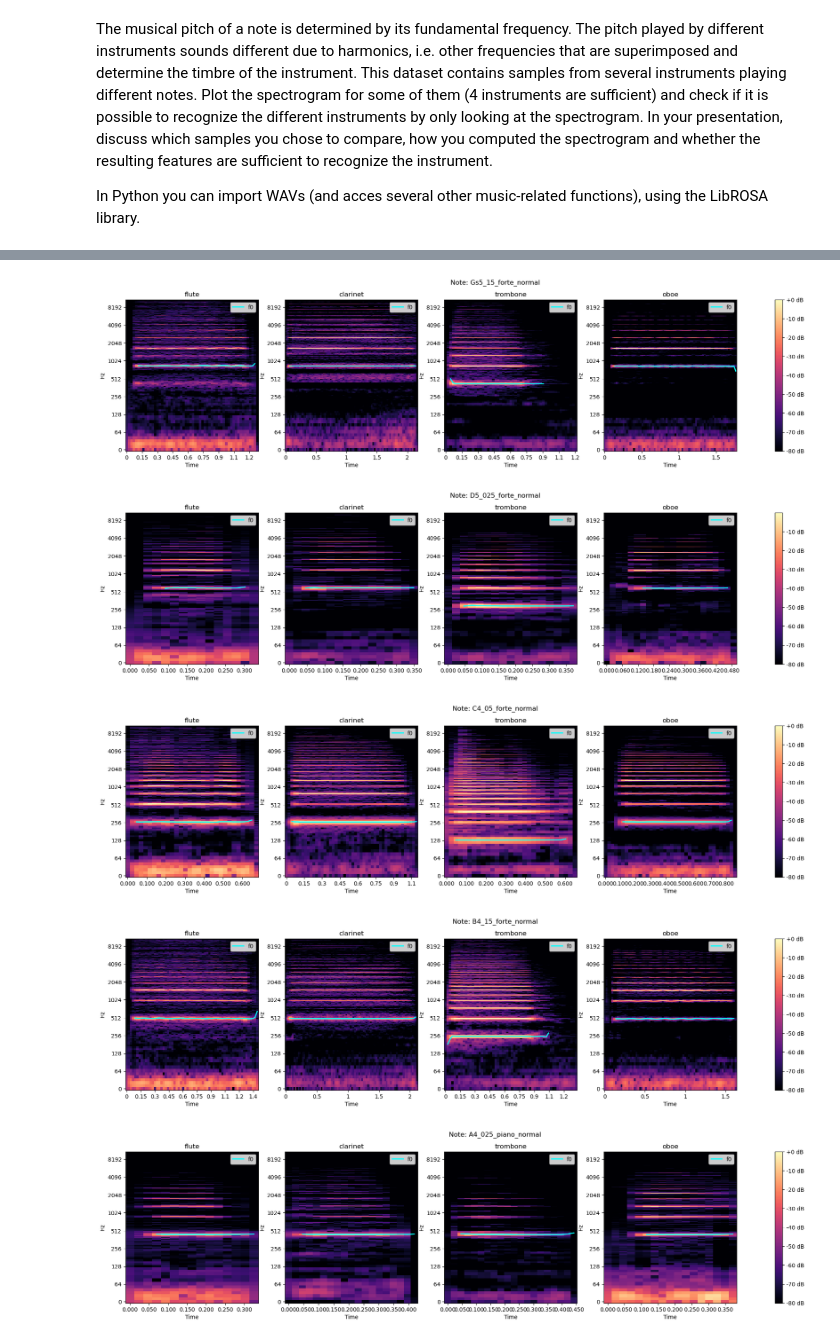
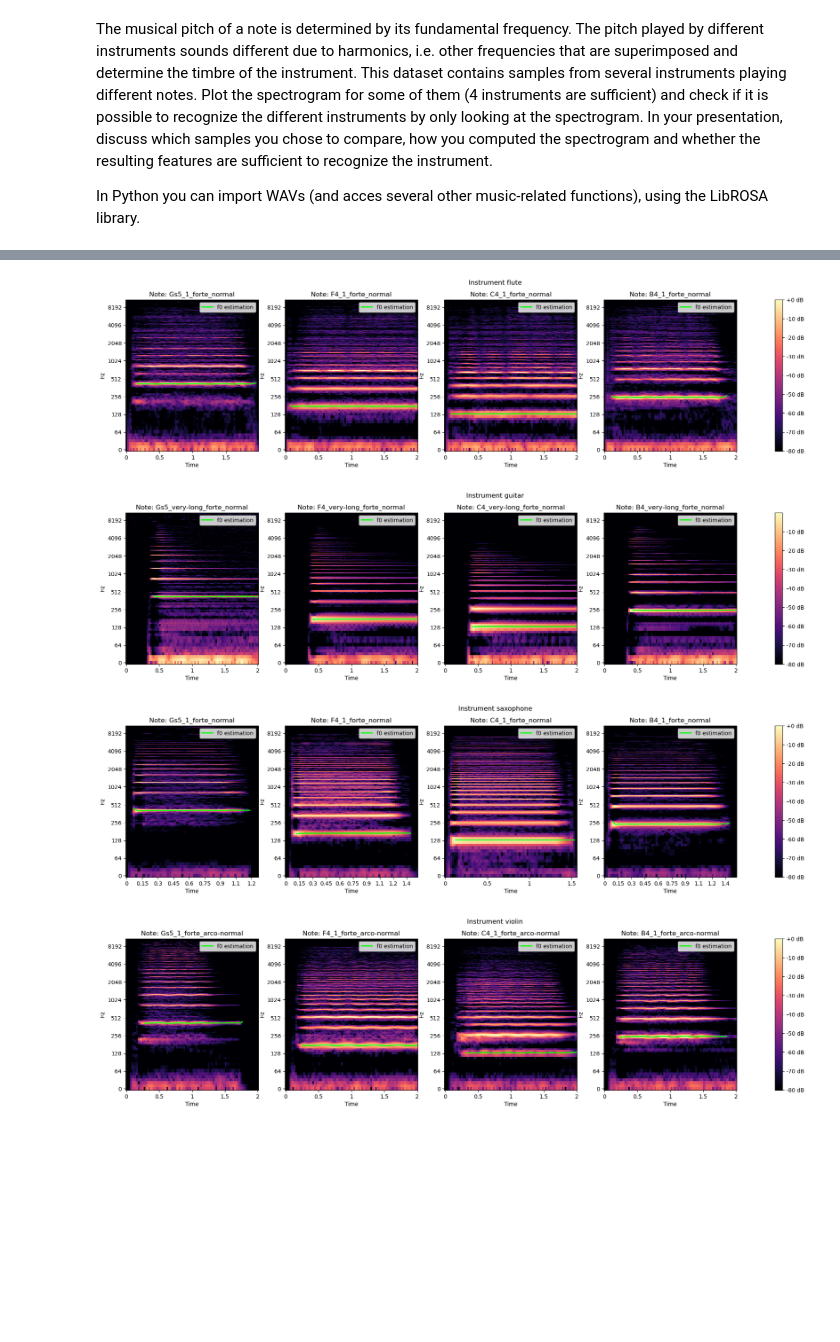
Before and after one commit to alessandrocubic/ispr_midterms2023, a Jupyter notebook: midterm1/assigment3.ipynb, the cells around one changed output, grey strips where cells are left out. Drawn from its saved outputs; the diff is of its cells as text; code cells hidden in the pictures; blank space fills up the shorter version.

```diff
--- a/midterm1/assigment3.ipynb
+++ b/midterm1/assigment3.ipynb
@@ -28,13 +34,3 @@ for instrument in instruments:
   if not os.path.exists(path_to_extract_to):
     with zipfile.ZipFile(zip_path, 'r') as zip_ref:
       zip_ref.extractall(path_to_extract_to)
-# %%
-# Some example data to display
-x = np.linspace(0, 2 * np.pi, 400)
-y = np.sin(x ** 2)
-
-fig, (ax1, ax2) = plt.subplots(1, 2)
-fig.suptitle('Horizontally stacked subplots')
-
-ax1.plot(x, y)
-ax2.plot(x, -y)
@@ -44,50 +41,46 @@ ax2.plot(x, -y)
 # %%
-import librosa
-import librosa.display
-import numpy as np
-import matplotlib.pyplot as plt
-import os
+notes = dict()
+notes["flute"] = ["Gs5_1_forte_normal","F4_1_forte_normal", "C4_1_forte_normal", "B4_1_forte_normal"]
+notes["guitar"] = ["Gs5_very-long_forte_normal","F4_very-long_forte_normal","C4_very-long_forte_normal", "B4_very-long_forte_normal"]
+notes["saxophone"] = ["Gs5_1_forte_normal","F4_1_forte_normal", "C4_1_forte_normal", "B4_1_forte_normal"]
+notes["violin"] = ["Gs5_1_forte_arco-normal","F4_1_forte_arco-normal","C4_1_forte_arco-normal","B4_1_forte_arco-normal"]
 
-instruments = ["flute", "clarinet", "trombone", "oboe"]
-notes = ["Gs5_15_forte_normal","D5_025_forte_normal", "C4_05_forte_normal", "B4_15_forte_normal", "A4_025_piano_normal"]
+for instrument in notes.keys():
 
-for note in notes:
-  fig, ax = plt.subplots(nrows=1, ncols=len(instruments), figsize=(25,5))
-  fig.suptitle(f'Note: {note}')
+    fig, axs = plt.subplots(nrows=1, ncols=len(notes[instrument]), figsize=(25,5))
+    fig.suptitle(f'Instrument {instrument}')
 
-  for index, instrument in enumerate(instruments):
-    path = dataset_path+f"{instrument}/{instrument}_{note}.mp3"
-    ax[index].set_title(instrument)
+    for index, note in enumerate(notes[instrument]):
+        path = dataset_path+f"{instrument}/{instrument}_{note}.mp3"
+        axs[index].set_title(f'Note: {note}')
 
-    y, sr = librosa.load(path)
+        signal, sr = librosa.load(path, sr= None, duration=1)
 
-    # fundamental note
-    f0, voiced_flag, voiced_probs = librosa.pyin(y,
-                                             fmin=librosa.note_to_hz('C2'),
-                                             fmax=librosa.note_to_hz('C7'))
-    times = librosa.times_like(f0)
+        # Fundamental frequency (F0) estimation using probabilistic YIN (pYIN)
+        f0, voiced_flag, voiced_probs = librosa.pyin(signal, fmin=librosa.note_to_hz('C3'), fmax=librosa.note_to_hz('C6'))
+        times = librosa.times_like(f0)
 
-    # STFT of y
-    D = np.abs(librosa.stft(y))
+        # FFT of the signal
+        X = librosa.stft(signal)
+        n = len(X)
 
-    # harmonic decomposition
-    H, P = librosa.decompose.hpss(D)
+        # harmonic decomposition to remove noise (percussions) and use only harmonics (H)
+        H, P = librosa.decompose.hpss(np.abs(X)**2/n)
 
-    power = librosa.power_to_db(H**2, ref=np.max)
+        #Convert the power spectrogram to decibel units
+        D = librosa.power_to_db(H, ref=np.max)
+
+        #Showing the spectrogram
+        img = librosa.display.specshow(D, y_axis='log', x_axis='time', ax=axs[index])
 
 
-    img = librosa.display.specshow(power,
-                         y_axis='log', x_axis='time', ax=ax[index])
+        axs[index].plot(times, f0, label='f0 estimation', color='lime', linewidth=2)
+        axs[index].legend(loc='upper right')
 
-
-    ax[index].plot(times, f0, label='f0', color='cyan', linewidth=2)
-    ax[index].legend(loc='upper right')
-
-
-  fig.colorbar(img, ax=ax, format="%+2.f dB")
+    fig.colorbar(img, ax=axs, format="%+2.f dB")
+    plt.show()
 # %% [output]
-[figure, old version]
+[figure, new version]
-[figure, old version]
+[figure, new version]
-[figure, old version]
+[figure, new version]
-[figure, old version]
+[figure, new version]
-[figure, removed]
```
Also changed, not shown: parts of 13 cells of this notebook.
